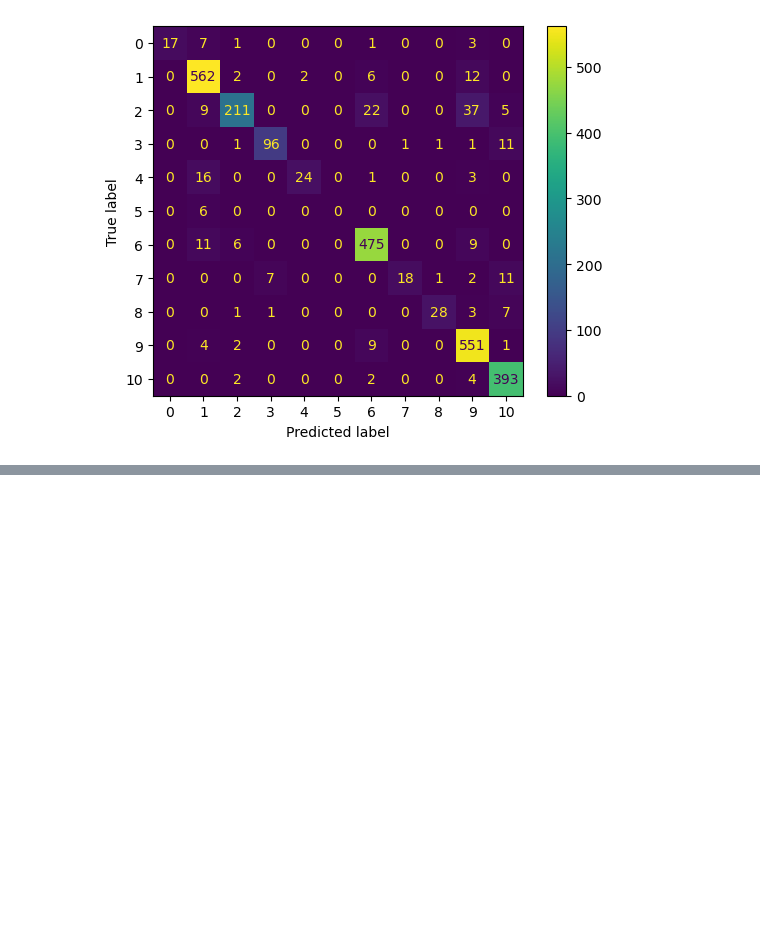
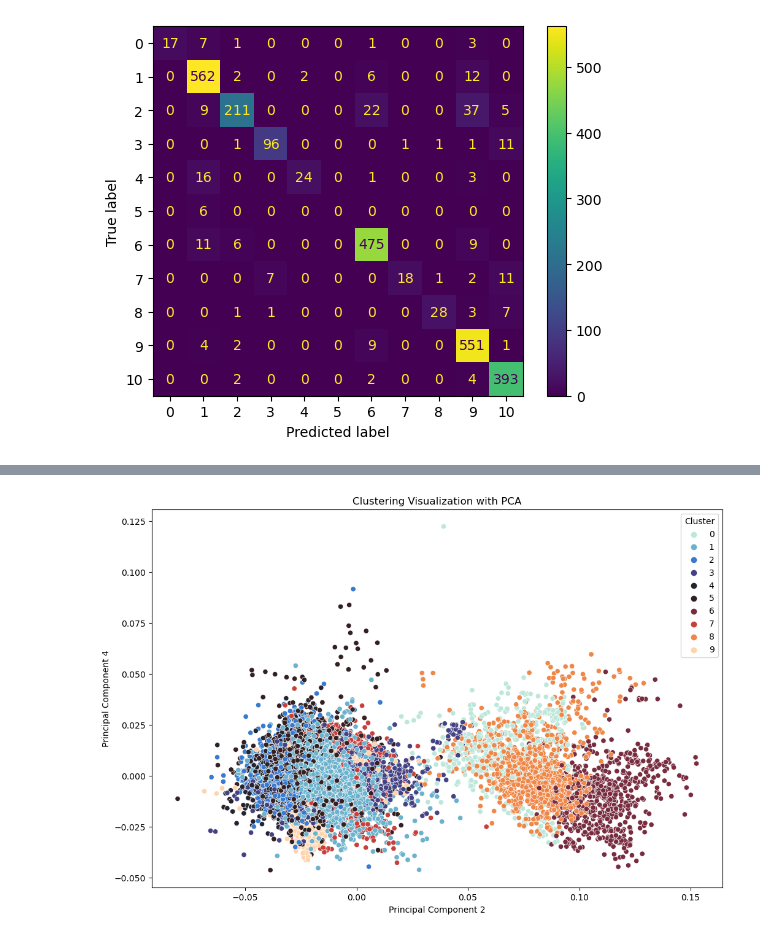
Before and after one commit to PierPompilii/Codon-Kingdom-Classifier, a Jupyter notebook: notebooks/04-modelling.ipynb, the cells around one changed output, grey strips where cells are left out. Drawn from its saved outputs; the diff is of its cells as text; code cells hidden in the pictures; blank space fills up the shorter version.

```diff
--- a/notebooks/04-modelling.ipynb
+++ b/notebooks/04-modelling.ipynb
@@ -538,0 +604,15 @@ plt.show()
+# %%
+pca_clustering = PCA(n_components=10)
+principal_components = pca_clustering.fit_transform(codon_df_scaled)
+
+plt.figure(figsize=(12, 8))
+sns.scatterplot(x=principal_components[:, 1], y=principal_components[:, 5], hue=kmeans1_labels, palette='icefire', legend='full')
+plt.title('Clustering Visualization with PCA')
+
+plt.xlabel('Principal Component 2')
+plt.ylabel('Principal Component 4')
+plt.legend(title='Cluster', loc='best')
+
+plt.show()
+# %% [output]
+[figure, added]
```
Also changed, not shown: parts of 34 cells of this notebook.
